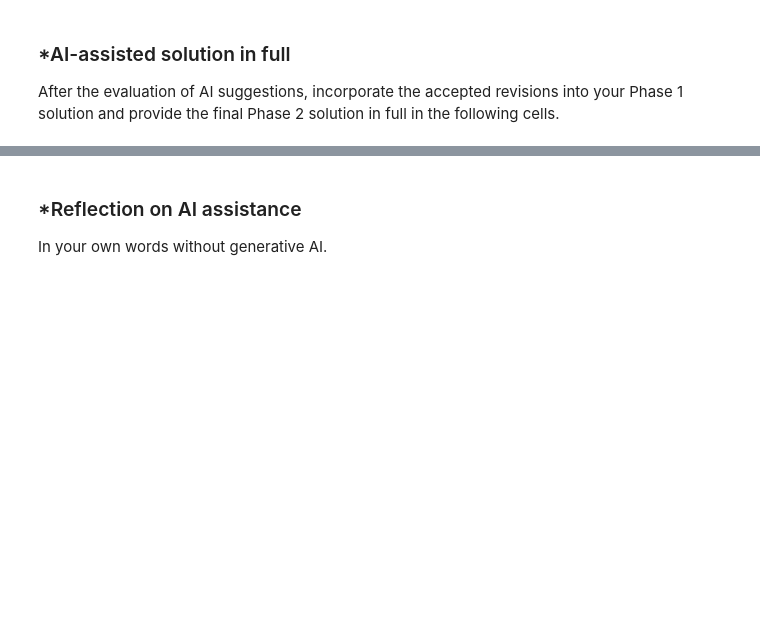
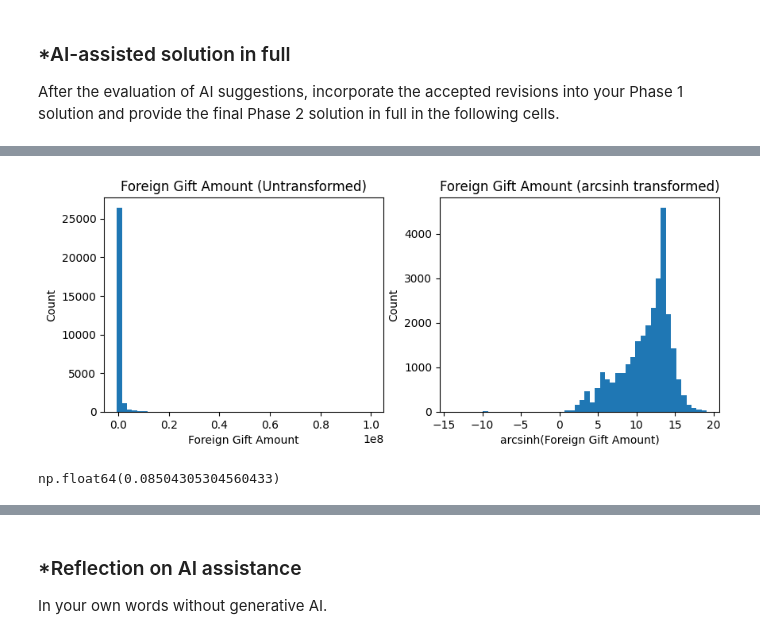
Before and after one commit to micaiahjiarong-beep/A02-eda-and-visualization, a Jupyter notebook: notebook.ipynb, the cells around one changed output, grey strips where cells are left out. Cells and saved outputs as stored; diff of their text form; code cells hidden in the pictures; blank space fills up the shorter version.

Commit message:
Phase 2

```diff
--- a/notebook.ipynb
+++ b/notebook.ipynb
@@ -279,0 +474,20 @@ After the evaluation of AI suggestions, incorporate the accepted revisions into
+# %%
+# Your Phase 2 solution to the problem goes here.
+
+# 1. Load the `./data/ForeignGifts_edu.csv` dataset.
+
+import numpy as np
+import pandas as pd
+from pathlib import Path # object-oriented file path handling
+import matplotlib.pyplot as plt
+
+DATA_DIR = Path("data") # define a variable for the data directory
+
+df = pd.read_csv(DATA_DIR / "ForeignGifts_edu.csv") # load the .csv
+
+print(df.shape)
+display(df.head())
+df.info()
+
+# transform to floating point 64
+# df["Foreign Gift Amount"] = pd.to_numeric(df["Foreign Gift Amount"])
@@ -279,0 +519,30 @@ After the evaluation of AI suggestions, incorporate the accepted revisions into
+# %%
+# 2. For `Foreign Gift Amount`, create a histogram and describe the variable. Describe your findings.
+
+
+# Make an untransformed histogram
+fig, axes = plt.subplots(1, 2, figsize = (10, 3.5))
+df["Foreign Gift Amount"].hist(bins = 50, grid = False, ax = axes[0])
+axes[0].set(title = "Foreign Gift Amount (Untransformed)", xlabel = "Foreign Gift Amount", ylabel = "Count")
+
+# In the untransformed histogram, the data appears to have a long, right-tail distribution, with extremely high counts
+# on the low end and extremely low counts on the high end. This indicates that the vast majority of donations fall
+# under 1e7 dollars, but there are some extremely large donations that are less visible
+
+
+# Make an arcsinh transformed histogram
+df["Foreign Gift Amount_arcsinh"] = np.arcsinh(df["Foreign Gift Amount"])
+df["Foreign Gift Amount_arcsinh"].hist(bins = 50, grid = False, ax = axes[1])
+axes[1].set(title = "Foreign Gift Amount (arcsinh transformed)", xlabel = "arcsinh(Foreign Gift Amount)", ylabel = "Count")
+
+# The arcsinh transformed data (not part of the instructions, but I did it anyways) makes the data appear to have a left
+# tailed distribution, but this is an artifact of the transformation. What it does show is that there appear to be some
+# negative values, which indicate that the data probably should have been cleaned because negative donations are not plausible
+# values in this case, and should be removed prior to any real analysis.
+
+plt.show()
+df["Foreign Gift Amount"].describe()
+(df["Foreign Gift Amount"] < 0).mean() * 100
+# %% [output]
+[figure, added]
+np.float64(0.08504305304560433)
```
Also changed, not shown: parts of 19 cells of this notebook.
